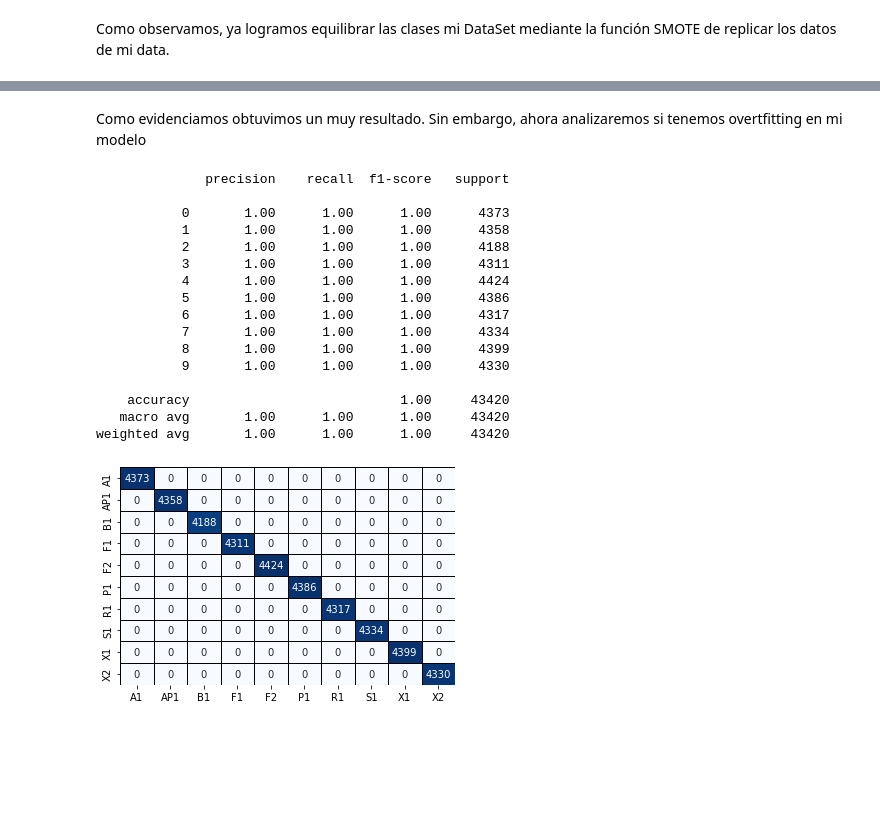
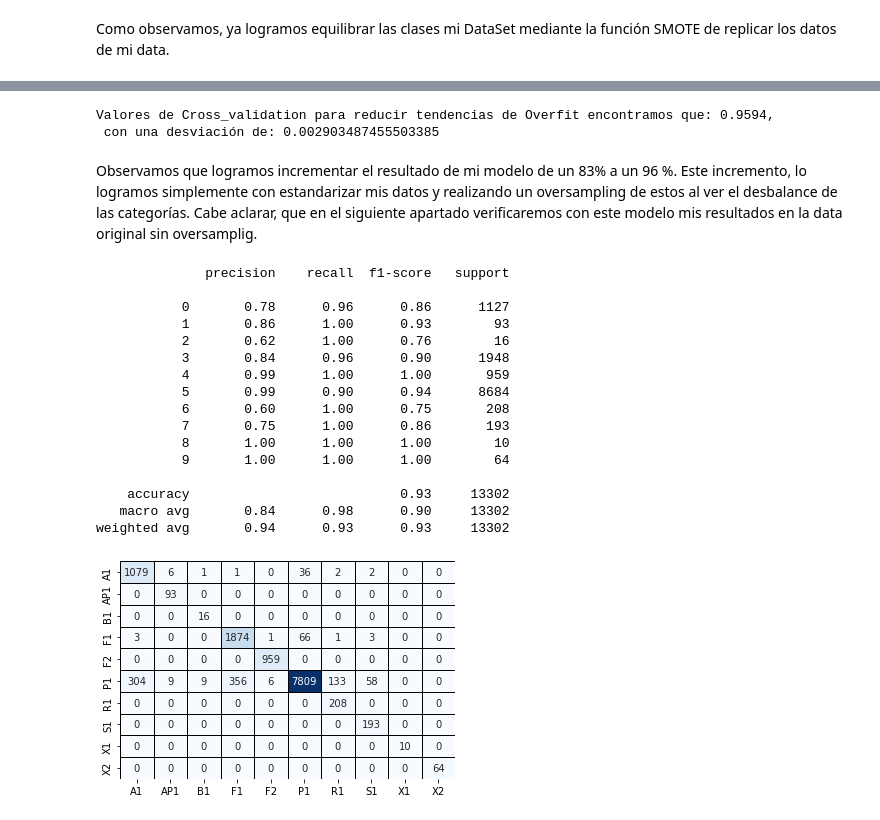
Before and after one commit to Fatbound/Portfolio, a Jupyter notebook: Oil Play Prediction/notebooks/2. optimizer.ipynb, the cells around one changed output, grey strips where cells are left out. Cells and saved outputs as stored; diff of their text form; code cells hidden in the pictures; blank space fills up the shorter version.

```diff
--- a/Oil Play Prediction/notebooks/2. optimizer.ipynb
+++ b/Oil Play Prediction/notebooks/2. optimizer.ipynb
@@ -92,7 +92,7 @@ plt.show()
 # %% [markdown]
 Como observamos, ya logramos equilibrar las clases mi DataSet mediante la función SMOTE de replicar los datos de mi data.
 # %%
-X_train, X_test, y_train , y_test=train_test_split(X_over, y_over, test_size=.5, random_state=42)
+X_train, X_test, y_train , y_test=train_test_split(X_over, y_over, test_size=.4, random_state=42)
 rf=RandomForestClassifier(n_estimators=200)
 rf.fit(X_train,y_train)
 y_pred=rf.predict(X_test)
@@ -122,28 +126,36 @@ matrix(y_test,y_pred,data)
+# %%
+print(f'Valores de Cross_validation para reducir tendencias de Overfit encontramos que: {scores.mean():.4f},\n con una desviación de: {scores.std()} ')
+# %% [output]
+Valores de Cross_validation para reducir tendencias de Overfit encontramos que: 0.9594,
+ con una desviación de: 0.002903487455503385
 # %% [markdown]
-Como evidenciamos obtuvimos un muy resultado. Sin embargo, ahora analizaremos si tenemos overtfitting en mi modelo
+Observamos que logramos incrementar el resultado de mi modelo de un 83% a un 96 %. Este incremento, lo logramos simplemente con estandarizar mis datos y realizando un oversampling de estos al ver el desbalance de las categorías. Cabe aclarar, que en el siguiente apartado verificaremos con este modelo mis resultados en la data original sin oversamplig.
+# %%
+y_test_original=LabelEncoder().fit_transform(data["TARGET"])
+X_test_original=pt.fit_transform(data.drop("TARGET",axis=1))
 # %%
-y_pred_trein=rf.predict(X_train)
+y_pred_trein=rf.predict(X_test_original)
 # %%
-report(y_train,y_pred_trein)
+report(y_test_original,y_pred_trein)
 # %% [output]
               precision    recall  f1-score   support
 
-           0       1.00      1.00      1.00      4373
-           1       1.00      1.00      1.00      4358
-           2       1.00      1.00      1.00      4188
-           3       1.00      1.00      1.00      4311
-           4       1.00      1.00      1.00      4424
-           5       1.00      1.00      1.00      4386
-           6       1.00      1.00      1.00      4317
-           7       1.00      1.00      1.00      4334
-           8       1.00      1.00      1.00      4399
-           9       1.00      1.00      1.00      4330
+           0       0.78      0.96      0.86      1127
+           1       0.86      1.00      0.93        93
+           2       0.62      1.00      0.76        16
+           3       0.84      0.96      0.90      1948
+           4       0.99      1.00      1.00       959
+           5       0.99      0.90      0.94      8684
+           6       0.60      1.00      0.75       208
+           7       0.75      1.00      0.86       193
+           8       1.00      1.00      1.00        10
+           9       1.00      1.00      1.00        64
 
-    accuracy                           1.00     43420
-   macro avg       1.00      1.00      1.00     43420
-weighted avg       1.00      1.00      1.00     43420
+    accuracy                           0.93     13302
+   macro avg       0.84      0.98      0.90     13302
+weighted avg       0.94      0.93      0.93     13302
 # %%
-matrix(y_train, y_pred_trein, data)
+matrix(y_test_original, y_pred_trein, data)
 # %% [output]
-[figure, old version]
+[figure, new version]
 # %% [markdown]
```
Also changed, not shown: parts of 6 cells of this notebook, 2 other files.
